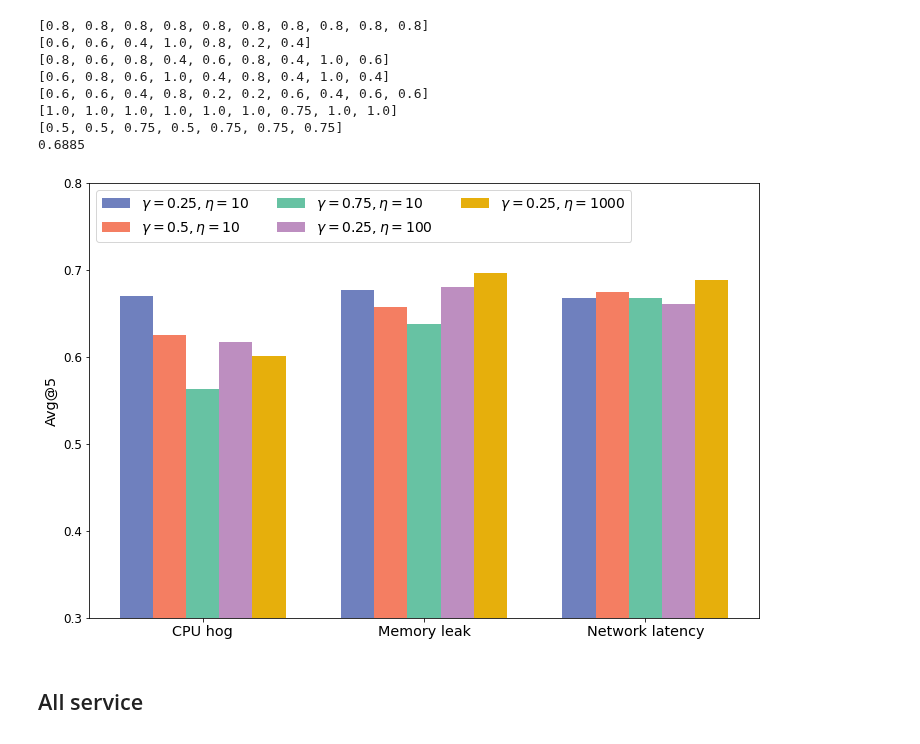
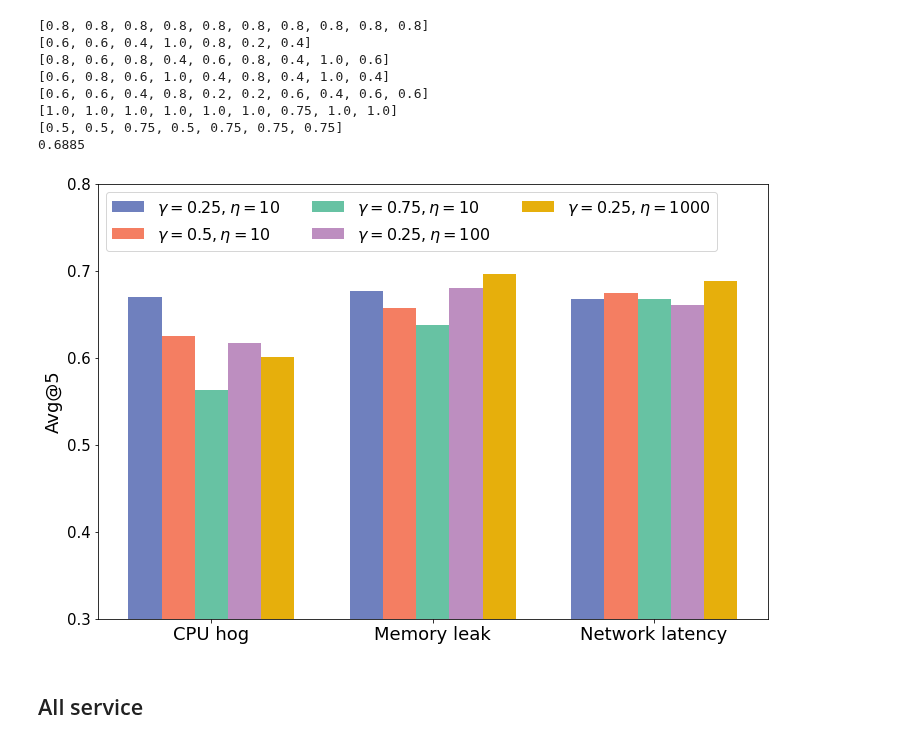
Before and after one commit to AXinx/CausalRCA_code, a Jupyter notebook: pa_result/Res-Plot-New.ipynb, the cells around one changed output. Saved outputs shown, nothing was run; the diff lists cells and outputs as text; code cells hidden in the pictures.

```diff
--- a/pa_result/Res-Plot-New.ipynb
+++ b/pa_result/Res-Plot-New.ipynb
@@ -294,39 +294,39 @@ label5 = r'$\gamma = 0.25, \eta = 1000$'
 fig, ax = plt.subplots(figsize=(12,8))
 #ax.scatter(x,org_means)
 #ax.errorbar(x,org_means,yerr=org_err, label='NoMLP')
 rects1 = ax.bar(x-2*width, normal, width, label=label1, color='#6F80BE') #'#1f77b4')#, color='#F0D879')#,yerr=mlp_err)
 rects2 = ax.bar(x-1*width, gamma5, width, label=label2, color='#F47E62') #'#ff7f0e')#, color='#ed7d31')#,yerr=mlp_err)
 rects3 = ax.bar(x+0*width, gamma75, width, label=label3, color='#67C2A3') #'#2ca02c')#, color='#70ad47')#,yerr=mlp_err)
 rects4 = ax.bar(x+1*width, eta100, width, label=label4, color='#BD8EC0') #'#9467bd')#, color='#c82423')#,yerr=mlp_err)
 rects5 = ax.bar(x+2*width, eta1000, width, label=label5, color='#E6AF0C') #'#d62728')#, color='#c82423')#,yerr=mlp_err)
 
 #ax.errorbar(x,mlp_means,yerr=mlp_err, label='WithMLP')
 
 # for rect in rects1:
 #     ax.text(rect.get_x()+0.01, rect.get_height(), rect.get_height(), ha='left', va='bottom', fontsize=9)
 # for rect in rects2:
 #     ax.text(rect.get_x()+0.01, rect.get_height(), rect.get_height(), ha='left', va='bottom', fontsize=9)
 # for rect in rects3:
 #     ax.text(rect.get_x()+0.01, rect.get_height(), rect.get_height(), ha='left', va='bottom', fontsize=9)
 # for rect in rects4:
 #     ax.text(rect.get_x()+0.01, rect.get_height(), rect.get_height(), ha='left', va='bottom', fontsize=9)
 # for rect in rects5:
 #     ax.text(rect.get_x()+0.01, rect.get_height(), rect.get_height(), ha='left', va='bottom', fontsize=9)
 
 
-plt.xticks(fontsize=12)
-plt.yticks(fontsize=12)
+plt.xticks(fontsize=15)
+plt.yticks(fontsize=15)
 #ax.set_xlabel('Anomaly types', fontsize='x-large')
-ax.set_ylabel('Avg@5', fontsize='x-large')
+ax.set_ylabel('Avg@5', fontsize=18)
 ax.set_xticks(x)
-ax.set_xticklabels(labels, fontsize='x-large')
+ax.set_xticklabels(labels, fontsize=18)
 ax.set_ylim(0.3,0.8)
-ax.legend(loc='upper left', fontsize=14, ncol=3)
+ax.legend(loc='upper left', fontsize=16, ncol=3)
 #plt.grid(axis="y")
 plt.savefig('single_service_gamma_eta.pdf')
 plt.show()
 # %% [output]
-[figure, old version]
+[figure, new version]
 # %% [markdown]
 ## All service
 # %%
```
Also changed, not shown: parts of 2 cells of this notebook, 8 other files.
